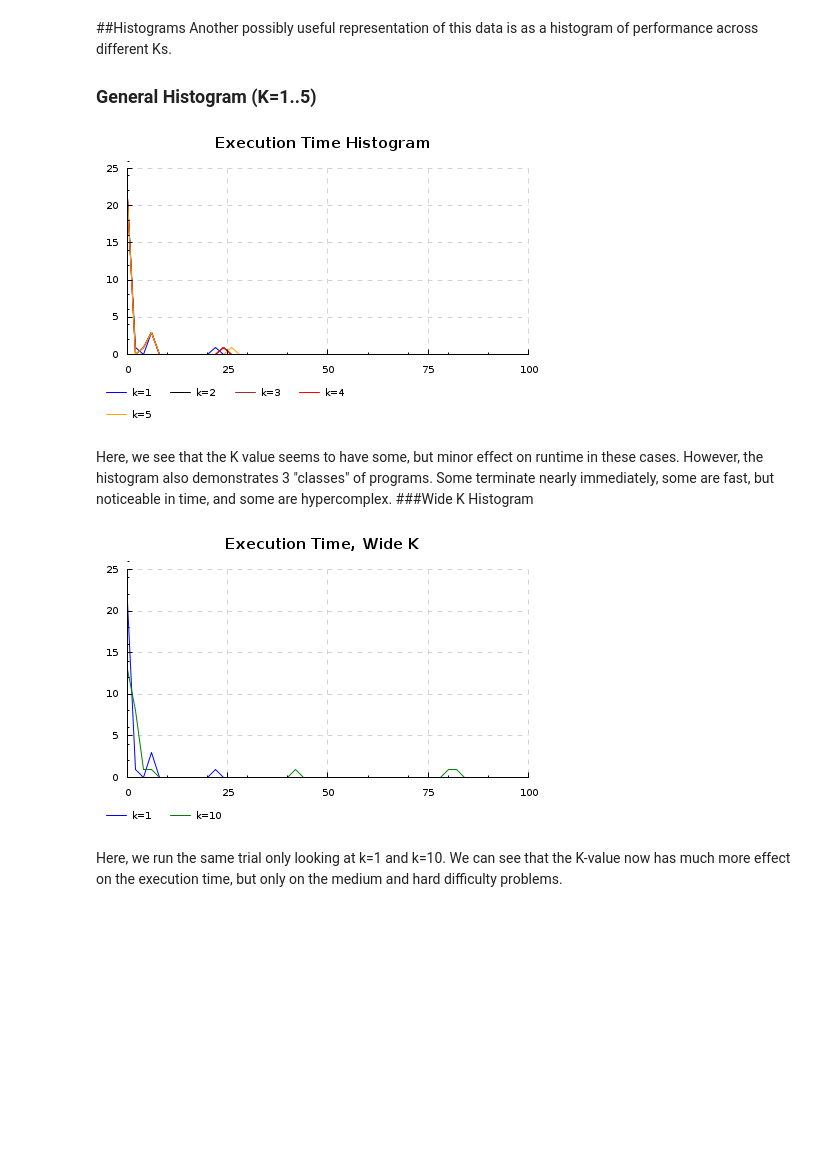
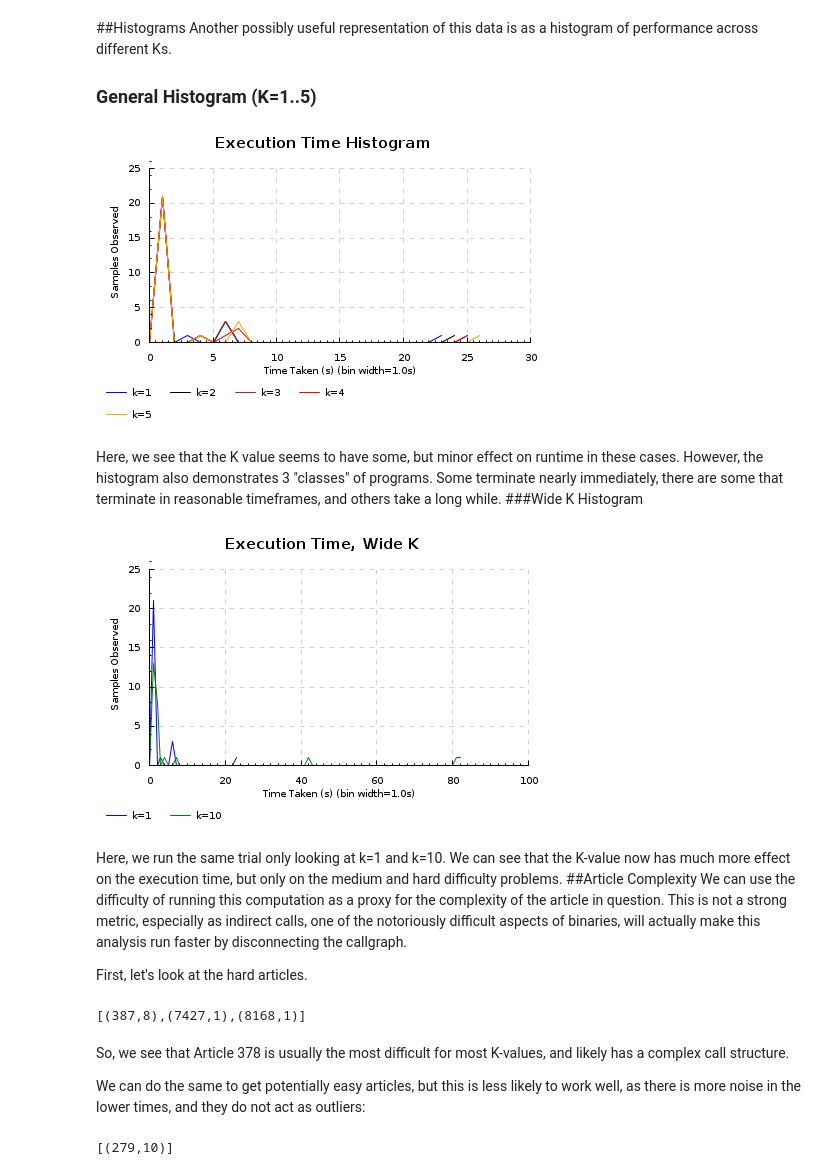
Before and after one commit to maurer/bap-callstrings, a Jupyter notebook: Performance.ipynb, the cells around one changed output. Saved outputs shown, nothing was run; the diff lists cells and outputs as text; code cells hidden in the pictures; blank space fills up the shorter version.

Commit message:
Added a little more detail to the perf analysis

```diff
--- a/Performance.ipynb
+++ b/Performance.ipynb
@@ -36,17 +36,24 @@ Another possibly useful representation of this data is as a histogram of perform
 ### General Histogram (K=1..5)
 # %%
 import Graphics.Rendering.Chart
+import Graphics.Rendering.Chart.Easy
+import Control.Monad
 import Data.Default.Class
 import Control.Lens
+import Data.List
+import Data.Function
+import Control.Arrow
 
 colors = [blue, black, brown, red, orange] ++ repeat green
 
+binWidth = 1.0
+
 estimatePDF run k = toPlot
-  $ plot_lines_values .~ [zip rawBins counts]
+  $ plot_lines_values .~ [concat $ init $ groupBy (\(_,c) (_, c') -> c == c') $ zip rawBins counts]
   $ plot_lines_style  . line_color .~ (map opaque colors) !! (k - 1)
   $ plot_lines_title  .~ "k=" ++ show k
   $ def
-  where rawBins = [0,2..100]
+  where rawBins = [0.0,binWidth..100.0]
         bins    = zip `ap` tail $ rawBins
         counts :: [Int]
         counts  = map (\(l, h) -> length $ filter (\x -> (l <= x) && (x <= h)) run) bins
@@ -55,20 +62,42 @@ plots = zipWith estimatePDF runs [1..]
 
 toRenderable $ layout_title .~ "Execution Time Histogram"
              $ layout_plots .~ take 5 plots
+             $ layout_x_axis . laxis_title .~ "Time Taken (s) (bin width=" ++ (show binWidth) ++"s)"
+             $ layout_y_axis . laxis_title .~ "Samples Observed"
              $ def
 # %% [output]
-[figure, old version]
+[figure, new version]
 # %% [markdown]
 Here, we see that the K value seems to have some, but minor effect on runtime in these cases.
 However, the histogram also demonstrates 3 "classes" of programs.
-Some terminate nearly immediately, some are fast, but noticeable in time, and some are hypercomplex.
+Some terminate nearly immediately, there are some that terminate in reasonable timeframes, and others take a long while.
 ###Wide K Histogram
 # %%
 toRenderable $ layout_title .~ "Execution Time, Wide K"
              $ layout_plots .~ [head plots, last plots]
+             $ layout_x_axis . laxis_title .~ "Time Taken (s) (bin width=" ++ (show binWidth) ++"s)"
+             $ layout_y_axis . laxis_title .~ "Samples Observed"
              $ def
 # %% [output]
-[figure, old version]
+[figure, new version]
 # %% [markdown]
 Here, we run the same trial only looking at k=1 and k=10.
 We can see that the K-value now has much more effect on the execution time, but only on the medium and hard difficulty problems.
+##Article Complexity
+We can use the difficulty of running this computation as a proxy for the complexity of the article in question.
+This is not a strong metric, especially as indirect calls, one of the notoriously difficult aspects of binaries, will actually make this analysis run faster by disconnecting the callgraph.
+
+First, let's look at the hard articles.
+# %%
+interestingArticles f = map (head &&& length) $ group $ sort $ map (fst . f . zip bins) runs
+interestingArticles $ maximumBy (compare `on` snd)
+# %% [output]
+[(387,8),(7427,1),(8168,1)]
+# %% [markdown]
+So, we see that Article 378 is usually the most difficult for most K-values, and likely has a complex call structure.
+
+We can do the same to get potentially easy articles, but this is less likely to work well, as there is more noise in the lower times, and they do not act as outliers:
+# %%
+interestingArticles $ minimumBy (compare `on` fst)
+# %% [output]
+[(279,10)]
```
Also changed, not shown: parts of 1 cell of this notebook.
